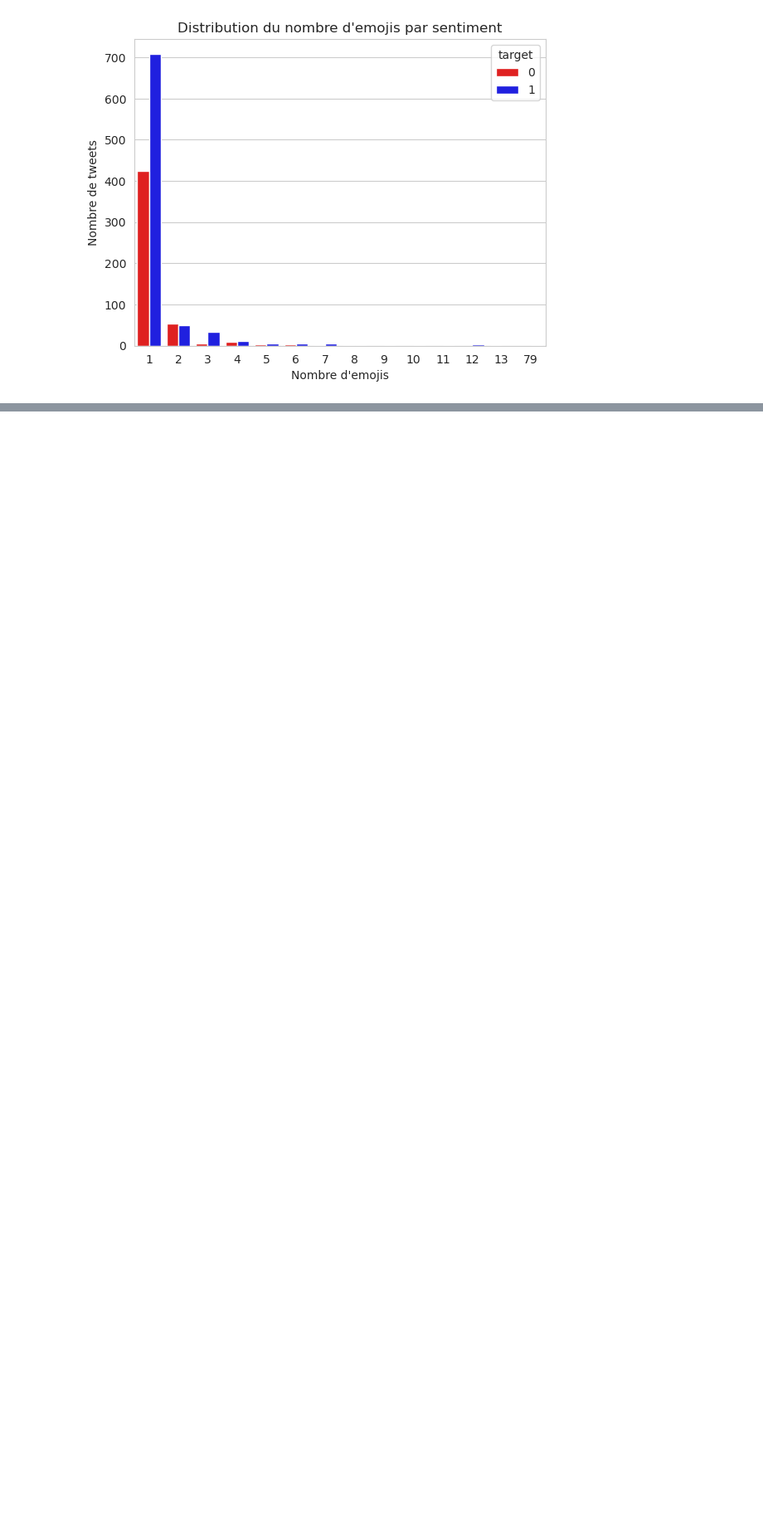
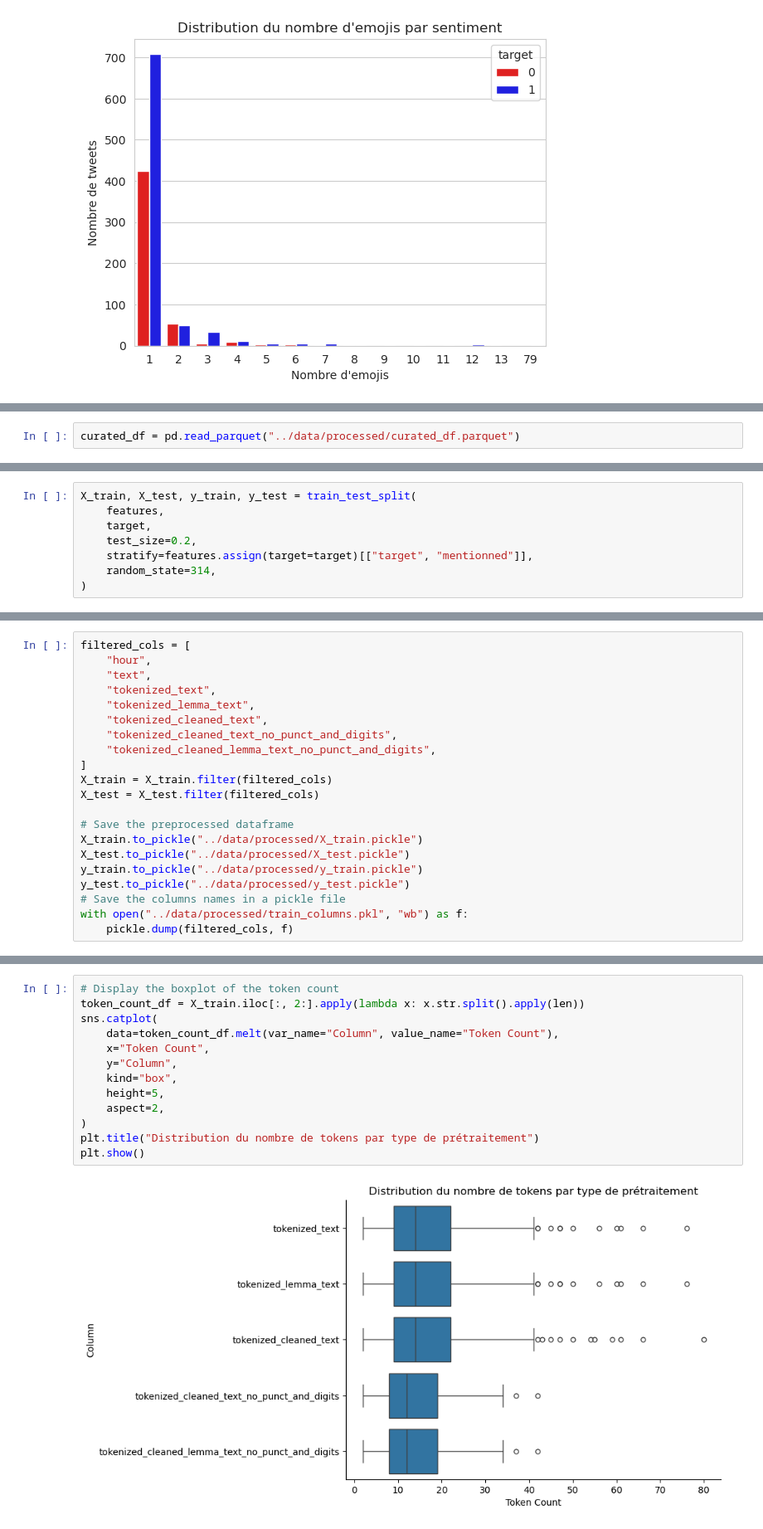
Before and after one commit to Hedredo/oc_p7, a Jupyter notebook: notebooks/exploration.ipynb, the cells around one changed output, grey strips where cells are left out. Shown at 83% size. Saved outputs shown, nothing was run; the diff lists cells and outputs as text; blank space fills up the shorter version.

```diff
--- a/notebooks/exploration.ipynb
+++ b/notebooks/exploration.ipynb
@@ -1004,0 +920,2 @@ with open("../data/processed/columns.pkl", "wb") as f:
+# %%
+curated_df = pd.read_parquet("../data/processed/curated_df.parquet")
@@ -1004,0 +930,8 @@ with open("../data/processed/columns.pkl", "wb") as f:
+# %%
+X_train, X_test, y_train, y_test = train_test_split(
+    features,
+    target,
+    test_size=0.2,
+    stratify=features.assign(target=target)[["target", "mentionned"]],
+    random_state=314,
+)
@@ -1004,0 +944,21 @@ with open("../data/processed/columns.pkl", "wb") as f:
+# %%
+filtered_cols = [
+    "hour",
+    "text",
+    "tokenized_text",
+    "tokenized_lemma_text",
+    "tokenized_cleaned_text",
+    "tokenized_cleaned_text_no_punct_and_digits",
+    "tokenized_cleaned_lemma_text_no_punct_and_digits",
+]
+X_train = X_train.filter(filtered_cols)
+X_test = X_test.filter(filtered_cols)
+
+# Save the preprocessed dataframe
+X_train.to_pickle("../data/processed/X_train.pickle")
+X_test.to_pickle("../data/processed/X_test.pickle")
+y_train.to_pickle("../data/processed/y_train.pickle")
+y_test.to_pickle("../data/processed/y_test.pickle")
+# Save the columns names in a pickle file
+with open("../data/processed/train_columns.pkl", "wb") as f:
+    pickle.dump(filtered_cols, f)
@@ -1004,0 +981,15 @@ with open("../data/processed/columns.pkl", "wb") as f:
+# %%
+# Display the boxplot of the token count
+token_count_df = X_train.iloc[:, 2:].apply(lambda x: x.str.split().apply(len))
+sns.catplot(
+    data=token_count_df.melt(var_name="Column", value_name="Token Count"),
+    x="Token Count",
+    y="Column",
+    kind="box",
+    height=5,
+    aspect=2,
+)
+plt.title("Distribution du nombre de tokens par type de prétraitement")
+plt.show()
+# %% [output]
+[figure, added]
```
Also changed, not shown: parts of 63 cells of this notebook, 12 other files.
